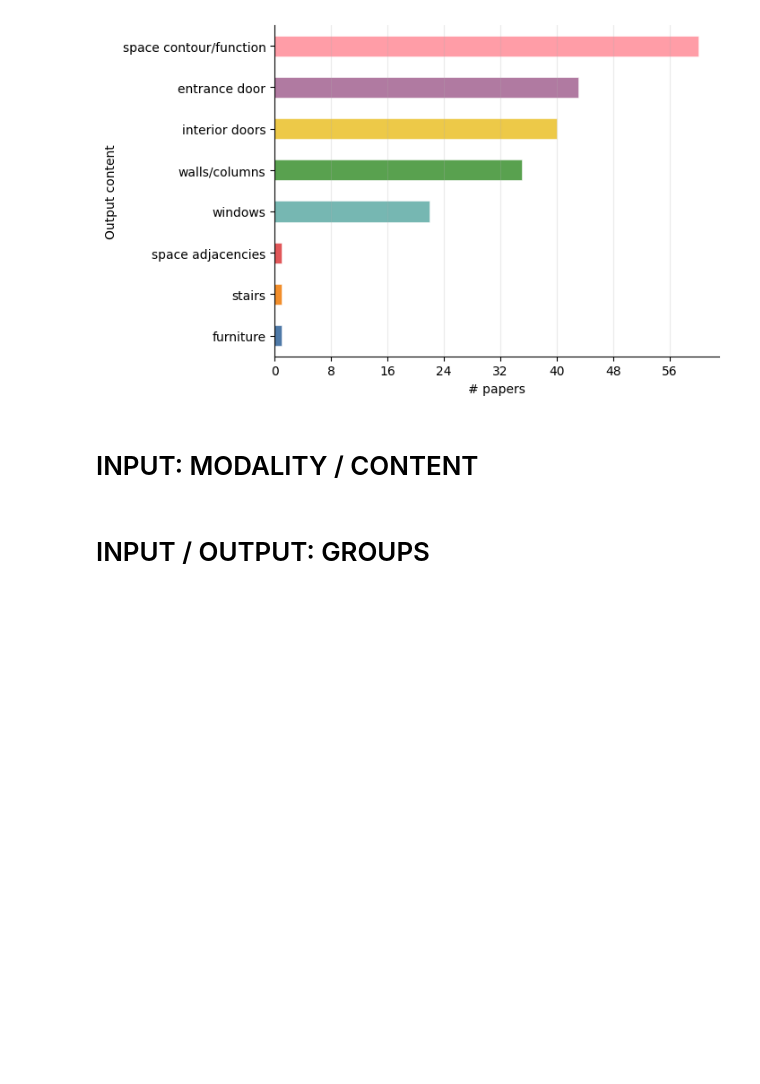
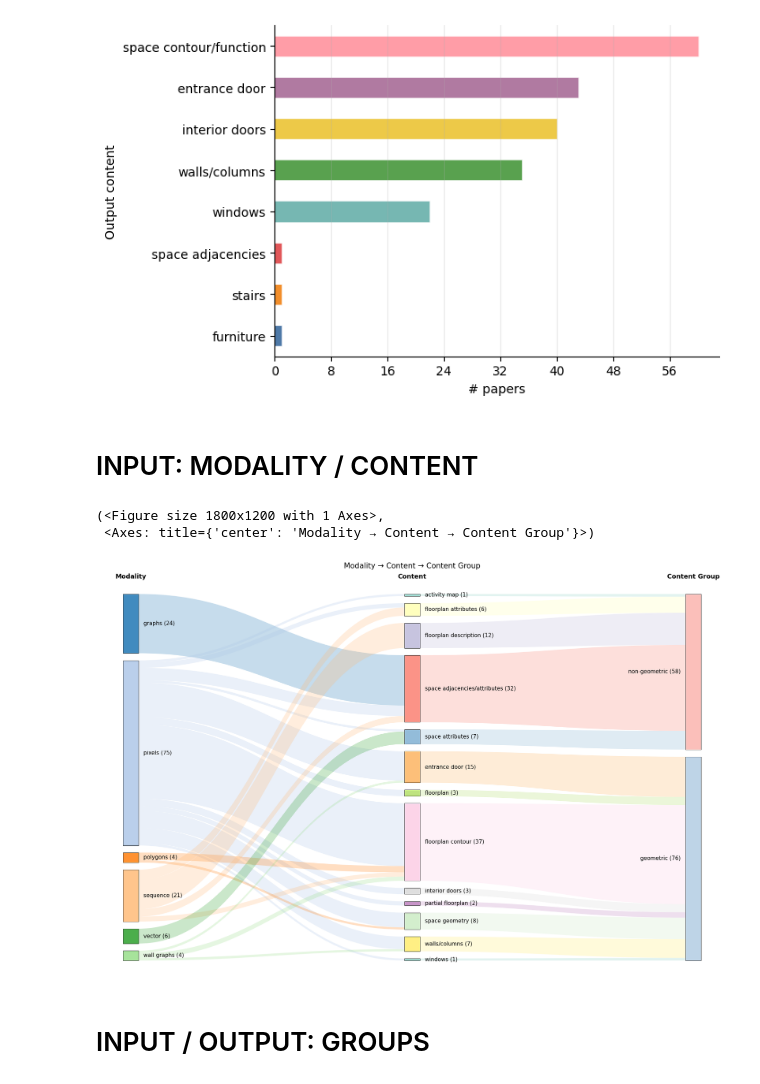
Before and after one commit to gal-dmitry/SystematicReview, a Jupyter notebook: SYNTHESIS.ipynb, the cells around one changed output. Drawn from its saved outputs; the diff is of its cells as text; code cells hidden in the pictures; blank space fills up the shorter version.

Commit message:
modify Sankey diagram

```diff
--- a/SYNTHESIS.ipynb
+++ b/SYNTHESIS.ipynb
@@ -40,3 +40,38 @@ plot_output_content(df_model)
 # INPUT: MODALITY / CONTENT
 # %%
 plot_sankey_input_modality_content(df_model)
+# %%
+df3_levels = pd.read_csv("data/results/input_modality_content.csv")
+df3_levels = df3_levels[["level1", "level2", "count"]].copy()
+
+level2_to_level3 = {
+    "space adjacencies/attributes": "non-geometric",
+    "floorplan description": "non-geometric",
+    "space attributes": "non-geometric",
+    "floorplan attributes": "non-geometric",
+    "activity map": "non-geometric",
+
+
+    "floorplan contour": "geometric",
+    "entrance door": "geometric",
+    "space geometry": "geometric",
+    "walls/columns": "geometric",
+    "floorplan": "geometric",
+    "interior doors": "geometric",
+    "partial floorplan": "geometric",
+    "windows": "geometric",
+}
+
+plot_sankey_3levels_from_mapping(
+    df3_levels,
+    level2_to_level3,
+    level1_col="level1",
+    level2_col="level2",
+    value_col="count",
+    title="Modality → Content → Content Group",
+    save_path=None,
+)
+# %% [output]
+(<Figure size 1800x1200 with 1 Axes>,
+ <Axes: title={'center': 'Modality → Content → Content Group'}>)
+[figure, added]
```
Also changed, not shown: parts of 8 cells of this notebook, 1 other file.
